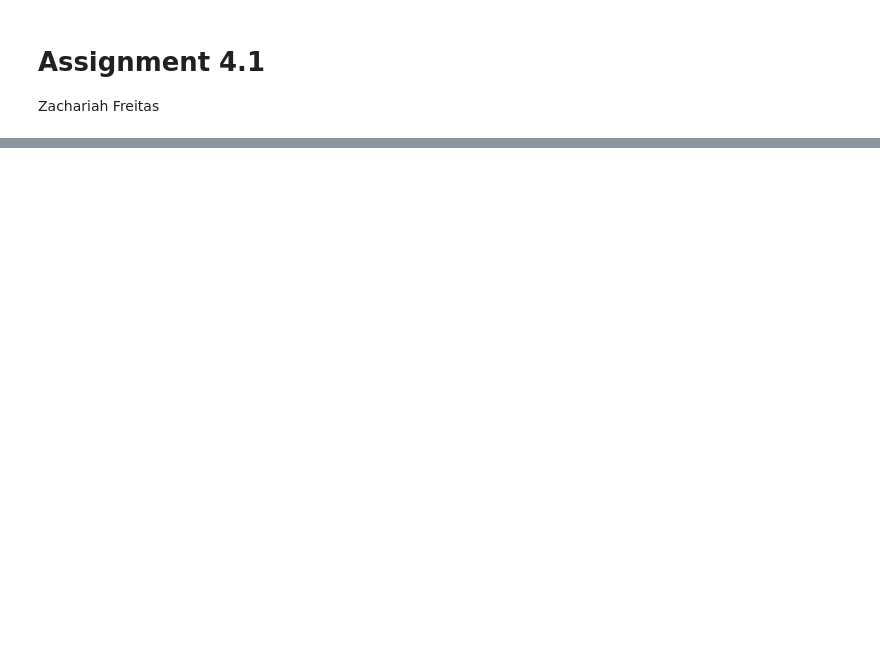
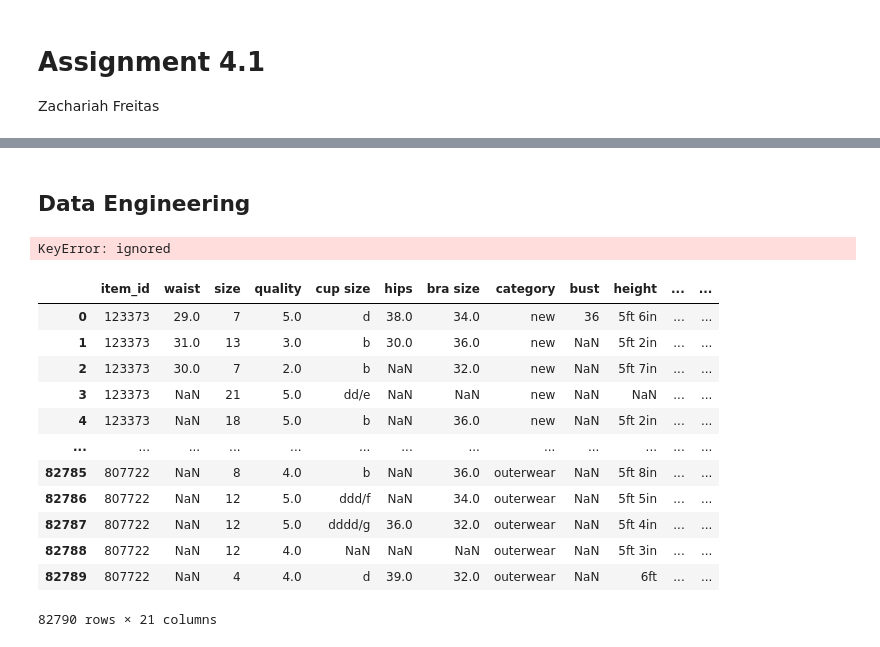
Before and after one commit to zachfreitas/ADS_504_Machine_Learning, a Jupyter notebook: Module_4/Assignment_4/Zachariah_Freitas_Assignment_4_1.ipynb, the cells around one changed output, grey strips where cells are left out. Cells and saved outputs as stored; diff of their text form; code cells hidden in the pictures; blank space fills up the shorter version.

```diff
--- a/Module_4/Assignment_4/Zachariah_Freitas_Assignment_4_1.ipynb
+++ b/Module_4/Assignment_4/Zachariah_Freitas_Assignment_4_1.ipynb
@@ -35,0 +66,4 @@ from sklearn.linear_model import LinearRegression
+# %%
+# Loading and Pre-Processing Data:
+modcloth_data = pd.read_json('https://github.com/zachfreitas/ADS_504_Machine_Learning/raw/main/Module_4/Assignment_4/modcloth_final_data.zip', lines=True)
+modcloth_data
@@ -35,0 +86,71 @@ from sklearn.linear_model import LinearRegression
+# %%
+# Create a variable named ‘labels’ using the ‘quality’ column.
+# These are the labels that we will use for the rest of this assignment.
+modcloth_data['labels'] = modcloth_data['quality']
+# %% [markdown]
+## Data Engineering
+# %%
+# this line drops any rows with missing data
+cleaned_data = clothing_df.dropna()
+# here we grab the data we want from pandas
+X_data = cleaned_data[['waist','size','hips','bra size','shoe size']]
+y_data = cleaned_data[['OutcomeType']]
+enc = OrdinalEncoder()
+enc.fit(X_data)
+le = preprocessing.LabelEncoder()
+le.fit(y_data)
+data_categorical = pd.DataFrame(enc.transform(X_data),
+columns=list(X_data))
+X=data_categorical
+y=le.transform(y_data)
+# %% [output]
+KeyError: ignored
+# %%
+# Height Transformation
+
+def parse_ht(ht):
+  # format: 7ft 7in"
+  if pd.isna(ht):
+    return ht
+  else:
+    ht_ = ht.strip().split("ft")
+    ft_ = float(ht_[0].strip())
+    if len(ht_[1].replace("in","").strip()) < 1:
+      in_ = 0
+    else:
+      in_ = float(ht_[1].replace("in","").strip())
+    return (12*ft_) + in_
+
+modcloth_data['height(inches)'] = modcloth_data['height'].apply(lambda x: parse_ht(x))
+# %%
+# Bust Transformation
+
+# groups.nunique()
+# modcloth_data[modcloth_data['bust']=='37-39']
+# groups = modcloth_data.groupby(by = ['bust', 'cup size',	'bra size'])
+
+def parse_bust(bust):
+  # format: '37-39'"
+  if bust == '37-39':
+    bust_ = float(38)
+  else:
+    bust_ = float(bust)
+  return bust_
+
+modcloth_data['bust(size)'] = modcloth_data['bust'].apply(lambda x: parse_bust(x))
+# %%
+modcloth_data
+# %% [output]
+|  | item_id | waist | size | quality | cup size | hips | bra size | category | bust | height | ... | ... |
+| 0 | 123373 | 29.0 | 7 | 5.0 | d | 38.0 | 34.0 | new | 36 | 5ft 6in | ... | ... |
+| 1 | 123373 | 31.0 | 13 | 3.0 | b | 30.0 | 36.0 | new | NaN | 5ft 2in | ... | ... |
+| 2 | 123373 | 30.0 | 7 | 2.0 | b | NaN | 32.0 | new | NaN | 5ft 7in | ... | ... |
+| 3 | 123373 | NaN | 21 | 5.0 | dd/e | NaN | NaN | new | NaN | NaN | ... | ... |
+| 4 | 123373 | NaN | 18 | 5.0 | b | NaN | 36.0 | new | NaN | 5ft 2in | ... | ... |
+| ... | ... | ... | ... | ... | ... | ... | ... | ... | ... | ... | ... | ... |
+| 82785 | 807722 | NaN | 8 | 4.0 | b | NaN | 36.0 | outerwear | NaN | 5ft 8in | ... | ... |
+| 82786 | 807722 | NaN | 12 | 5.0 | ddd/f | NaN | 34.0 | outerwear | NaN | 5ft 5in | ... | ... |
+| 82787 | 807722 | NaN | 12 | 5.0 | dddd/g | 36.0 | 32.0 | outerwear | NaN | 5ft 4in | ... | ... |
+| 82788 | 807722 | NaN | 12 | 4.0 | NaN | NaN | NaN | outerwear | NaN | 5ft 3in | ... | ... |
+| 82789 | 807722 | NaN | 4 | 4.0 | d | 39.0 | 32.0 | outerwear | NaN | 6ft | ... | ... |
+82790 rows × 21 columns
```
Also changed, not shown: parts of 4 cells of this notebook.
